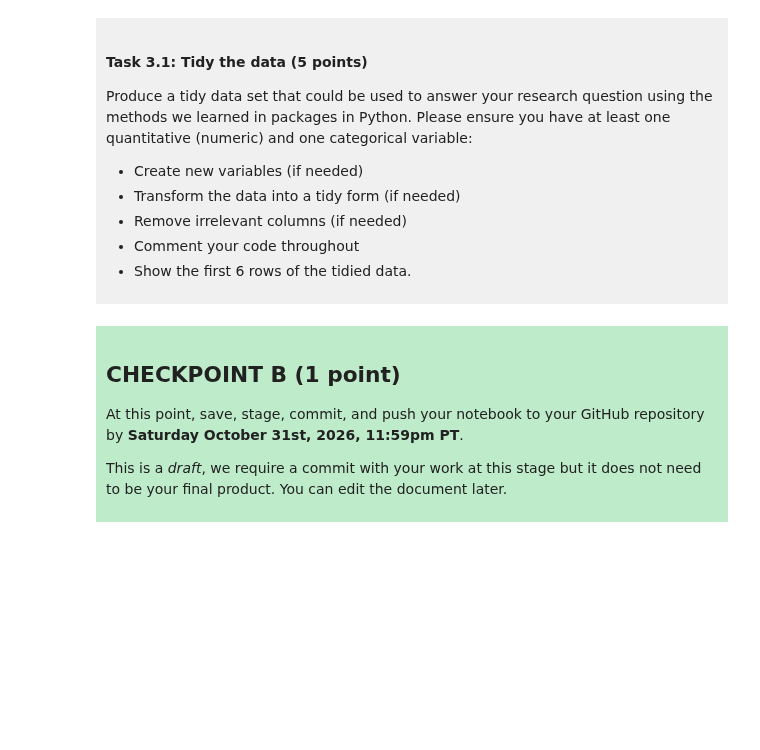
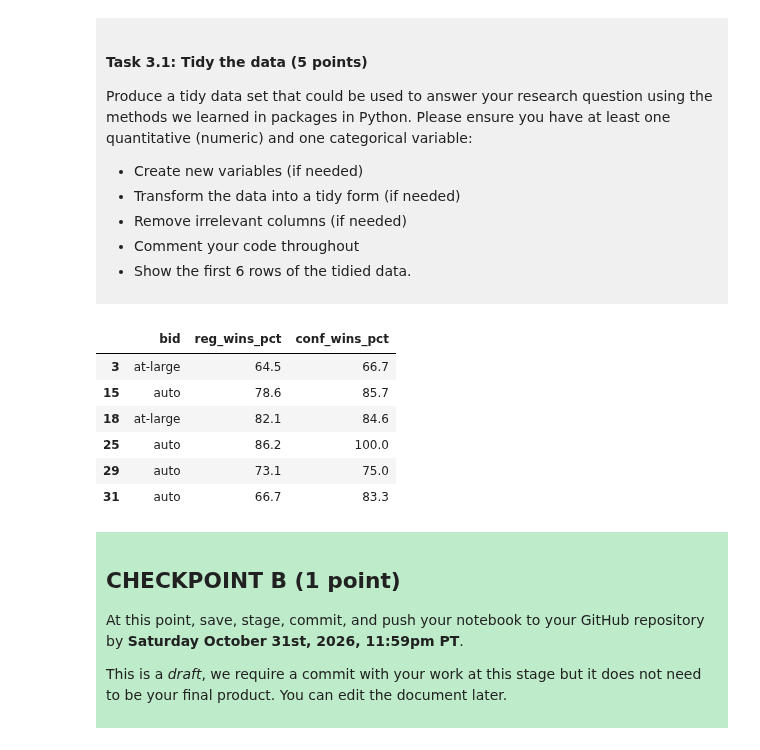
Before and after one commit to jasonpan0888-cmd/dsci-100-project-jason, a Jupyter notebook: dsci-100-project-notebook.ipynb, the cells around one changed output. Cells and saved outputs as stored; diff of their text form; code cells hidden in the pictures; blank space fills up the shorter version.

```diff
--- a/dsci-100-project-notebook.ipynb
+++ b/dsci-100-project-notebook.ipynb
@@ -199,6 +199,18 @@ Produce a tidy data set that could be used to answer your research question usin
 </div>
 # %%
 ### EDIT THIS CODE CELL ###
+
+march_madness_tidy = march_madness_data[["bid", "reg_wins_pct", "conf_wins_pct"]]
+march_madness_tidy = march_madness_tidy.dropna()
+march_madness_tidy.head(6)
+# %% [output]
+|  | bid | reg_wins_pct | conf_wins_pct |
+| 3 | at-large | 64.5 | 66.7 |
+| 15 | auto | 78.6 | 85.7 |
+| 18 | at-large | 82.1 | 84.6 |
+| 25 | auto | 86.2 | 100.0 |
+| 29 | auto | 73.1 | 75.0 |
+| 31 | auto | 66.7 | 83.3 |
 # %% [markdown]
 <div style="background-color: #beebca; padding: 10px;">
 
```
